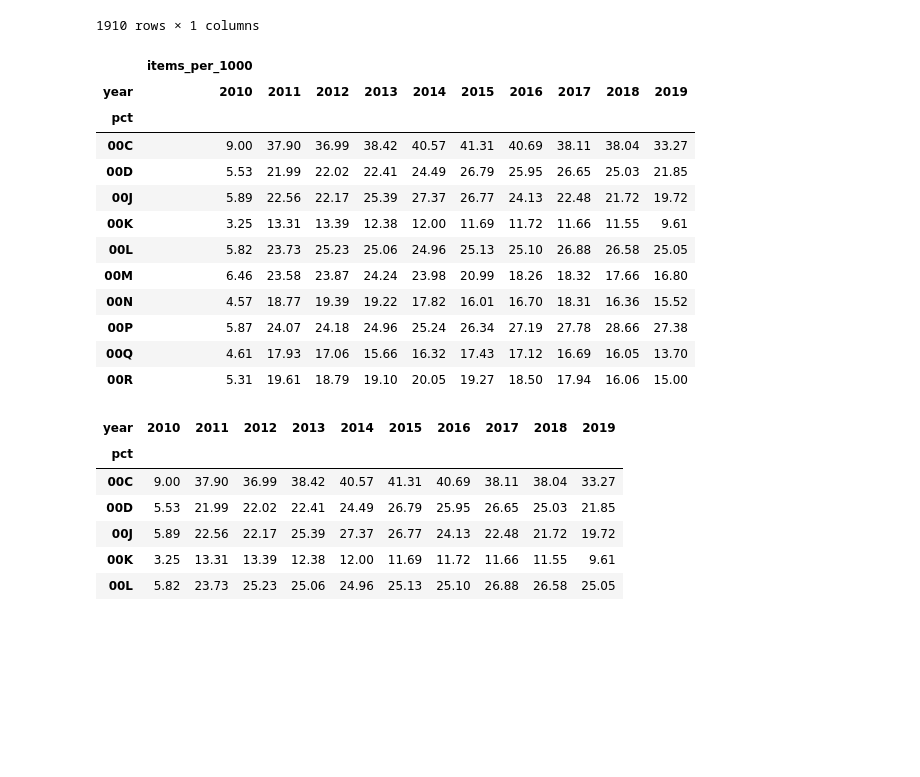
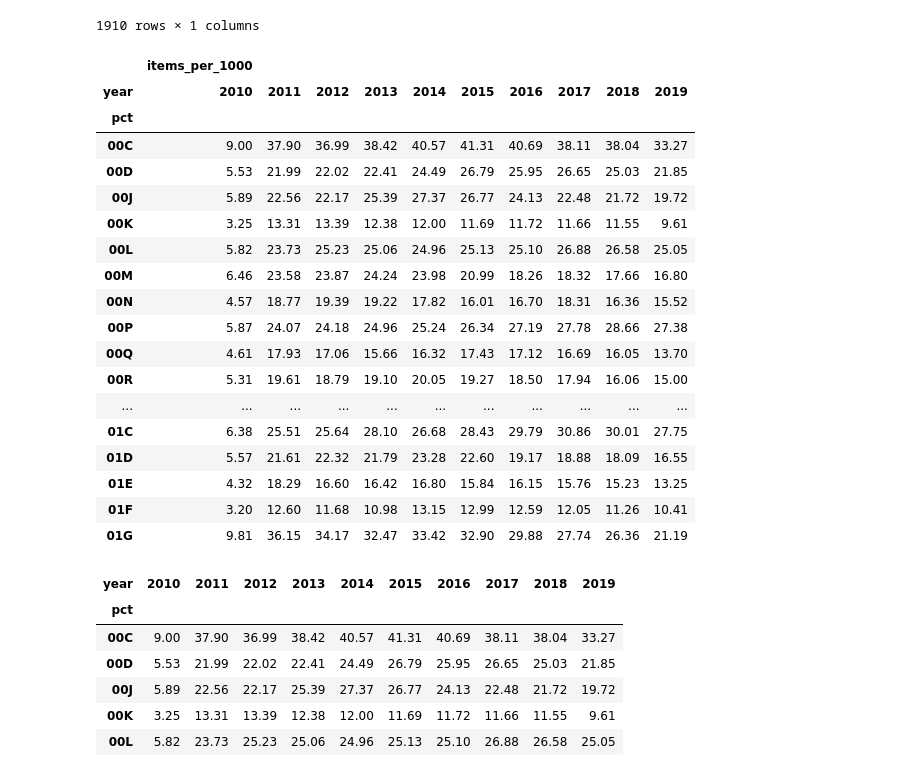
Before and after one commit to orlamac/lithium-paper, a Jupyter notebook: Lithium prescribing trends_update.ipynb, the cells around one changed output. Saved outputs shown, nothing was run; the diff lists cells and outputs as text; code cells hidden in the pictures; blank space fills up the shorter version.

```diff
--- a/Lithium prescribing trends_update.ipynb
+++ b/Lithium prescribing trends_update.ipynb
@@ -550,21 +536,27 @@ df_lithium2.groupby(["pct","year"]).sum() #note this will show annual items per
 1910 rows × 1 columns
 # %%
 df_lithium3 = df_lithium2.groupby(["pct","year"]).sum().unstack() # note 2010 and 2019 are not complete annual datasets
-df_lithium3.head(10)
+df_lithium3.head(20)
 # %% [output]
 |  | items_per_1000 |  |  |  |  |  |  |  |  |  |
 | year | 2010 | 2011 | 2012 | 2013 | 2014 | 2015 | 2016 | 2017 | 2018 | 2019 |
 | pct |  |  |  |  |  |  |  |  |  |  |
 | 00C | 9.00 | 37.90 | 36.99 | 38.42 | 40.57 | 41.31 | 40.69 | 38.11 | 38.04 | 33.27 |
 | 00D | 5.53 | 21.99 | 22.02 | 22.41 | 24.49 | 26.79 | 25.95 | 26.65 | 25.03 | 21.85 |
 | 00J | 5.89 | 22.56 | 22.17 | 25.39 | 27.37 | 26.77 | 24.13 | 22.48 | 21.72 | 19.72 |
 | 00K | 3.25 | 13.31 | 13.39 | 12.38 | 12.00 | 11.69 | 11.72 | 11.66 | 11.55 | 9.61 |
 | 00L | 5.82 | 23.73 | 25.23 | 25.06 | 24.96 | 25.13 | 25.10 | 26.88 | 26.58 | 25.05 |
 | 00M | 6.46 | 23.58 | 23.87 | 24.24 | 23.98 | 20.99 | 18.26 | 18.32 | 17.66 | 16.80 |
 | 00N | 4.57 | 18.77 | 19.39 | 19.22 | 17.82 | 16.01 | 16.70 | 18.31 | 16.36 | 15.52 |
 | 00P | 5.87 | 24.07 | 24.18 | 24.96 | 25.24 | 26.34 | 27.19 | 27.78 | 28.66 | 27.38 |
 | 00Q | 4.61 | 17.93 | 17.06 | 15.66 | 16.32 | 17.43 | 17.12 | 16.69 | 16.05 | 13.70 |
 | 00R | 5.31 | 19.61 | 18.79 | 19.10 | 20.05 | 19.27 | 18.50 | 17.94 | 16.06 | 15.00 |
+| ... | ... | ... | ... | ... | ... | ... | ... | ... | ... | ... |
+| 01C | 6.38 | 25.51 | 25.64 | 28.10 | 26.68 | 28.43 | 29.79 | 30.86 | 30.01 | 27.75 |
+| 01D | 5.57 | 21.61 | 22.32 | 21.79 | 23.28 | 22.60 | 19.17 | 18.88 | 18.09 | 16.55 |
+| 01E | 4.32 | 18.29 | 16.60 | 16.42 | 16.80 | 15.84 | 16.15 | 15.76 | 15.23 | 13.25 |
+| 01F | 3.20 | 12.60 | 11.68 | 10.98 | 13.15 | 12.99 | 12.59 | 12.05 | 11.26 | 10.41 |
+| 01G | 9.81 | 36.15 | 34.17 | 32.47 | 33.42 | 32.90 | 29.88 | 27.74 | 26.36 | 21.19 |
 # %%
 df_lithium3.columns = df_lithium3.columns.droplevel()
 df_lithium3.head()
```
Also changed, not shown: parts of 28 cells of this notebook, 9 other files.
